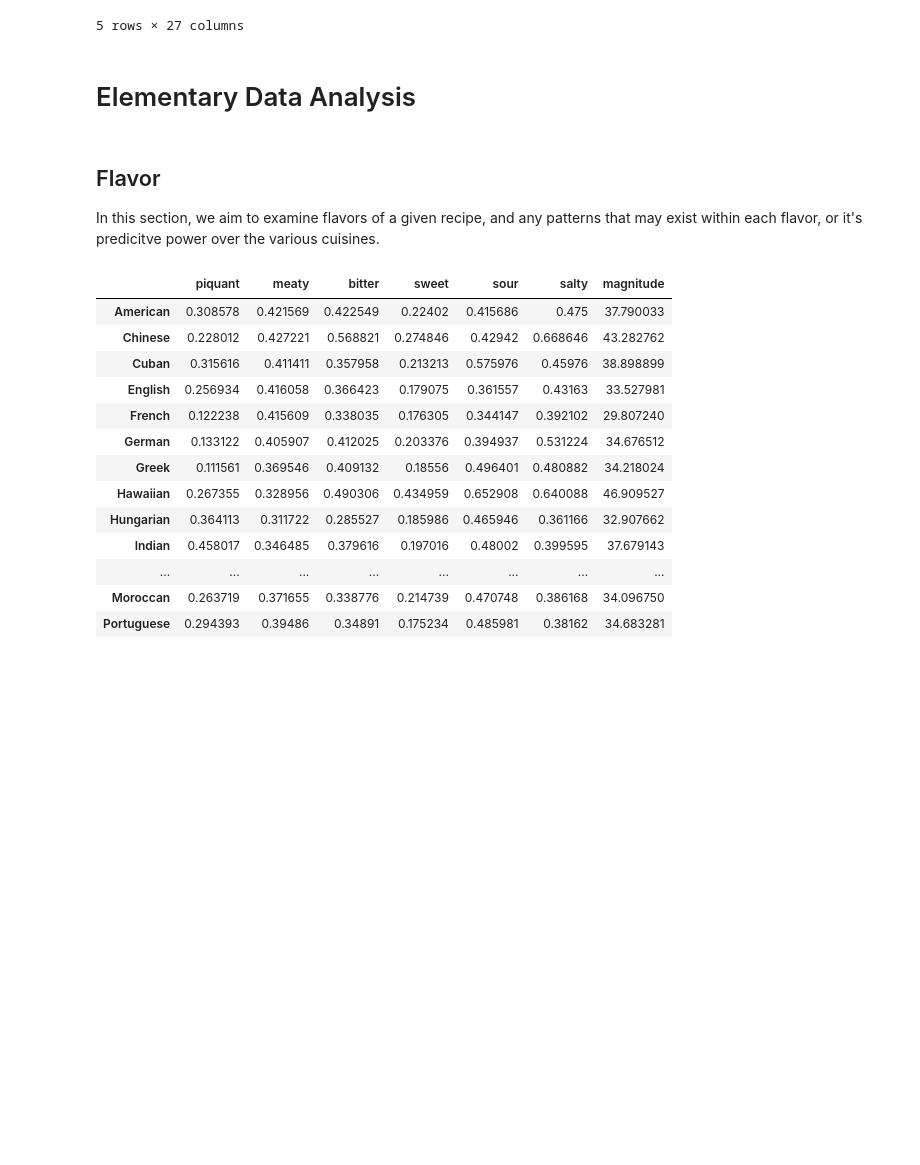
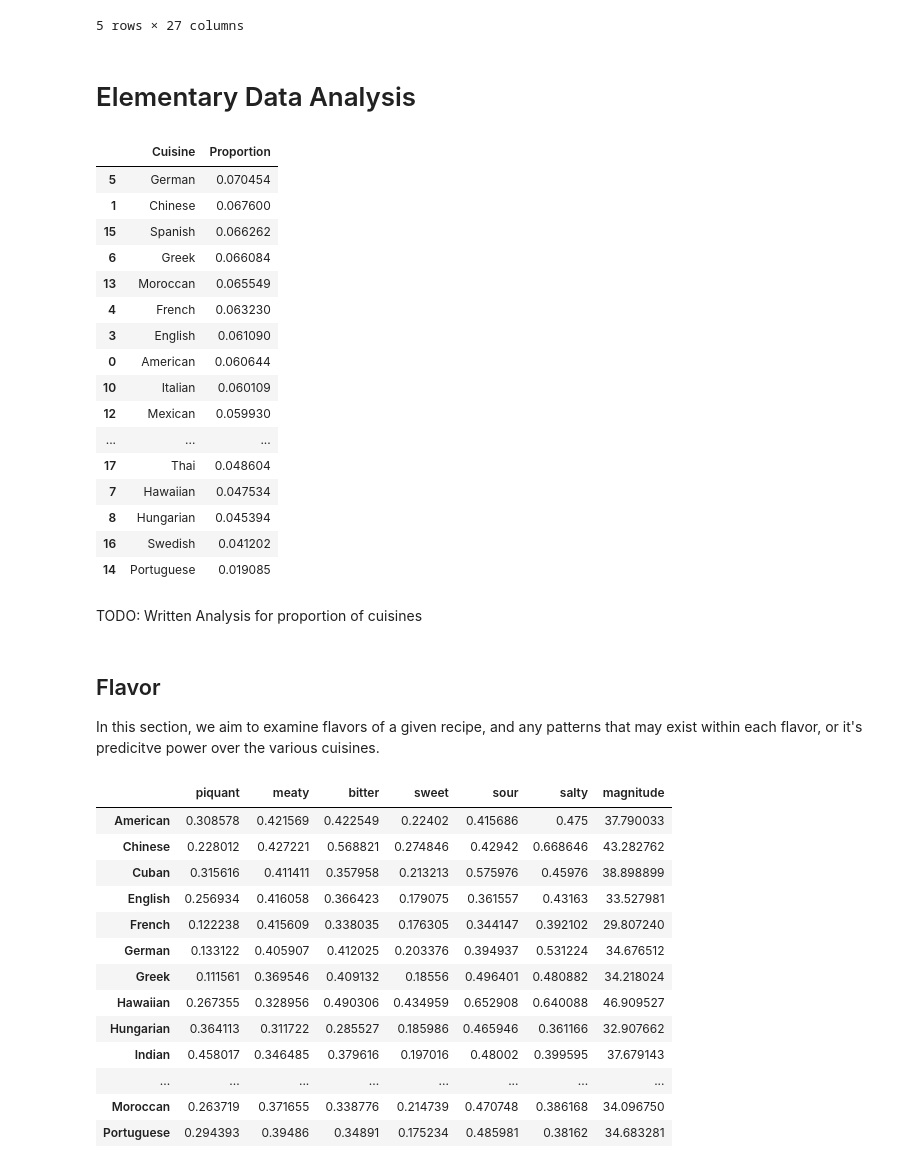
Before and after one commit to ryanchangx/cs105-final-project, a Jupyter notebook: final_project.ipynb, the cells around one changed output. Drawn from its saved outputs; the diff is of its cells as text; code cells hidden in the pictures; blank space fills up the shorter version.

Commit message:
Cuisine proportion analysis done (pending visualization/writeup).

```diff
--- a/final_project.ipynb
+++ b/final_project.ipynb
@@ -146,3 +147,48 @@ testing_df_kunal.head()
 # ingredients
 #   v1. MMM
 #   v2.
+# %%
+### Fio's part
+
+### Top cuisines (by frequency) in the dataset
+# We create a dictionary where the keys are the names of the cuisines, and the values are the number of recipes which possess that cuisine tag.
+dict_cuisine_freq = {}
+for cus in CUISINES:
+    dict_cuisine_freq[cus] = int(food_df[cus].sum())
+
+# Because each recipe may have more than one cuisine tag, we cannot calculate a proportion off the total number of recipes alone because our numerator
+#  would be bigger than the denominator, so we instead calculate our proportions off the total number of tags. This provides the secondary benefit of
+#  having non-fusion recipes "count" for more, as they contribute less tags to the total count of recipes.
+#  EX: A fusion recipe with 5 (American, Chinese, Hawaiian, Japanese, Indian) tags would only be 1/5 as meaningful to the overall proportion of chinese recipes
+#        compared to a recipe with only 1 tag, Chinese.
+num_tags = sum(dict_cuisine_freq.values())
+# print(dict_cuisine_freq)
+# print(num_tags)
+
+
+# Calculate the proportion of each cuisine across all recipes, then convert into a dataframe.
+dict_proportion = {}
+for cus in CUISINES:
+    dict_proportion[cus] = dict_cuisine_freq[cus] / num_tags
+df_proportions = pd.DataFrame(list(dict_proportion.items()), columns = ['Cuisine', 'Proportion'])
+
+# Sort the dataframe by descending proportion
+df_proportions.sort_values(by=['Proportion'], ascending=False)
+# %% [output]
+|  | Cuisine | Proportion |
+| 5 | German | 0.070454 |
+| 1 | Chinese | 0.067600 |
+| 15 | Spanish | 0.066262 |
+| 6 | Greek | 0.066084 |
+| 13 | Moroccan | 0.065549 |
+| 4 | French | 0.063230 |
+| 3 | English | 0.061090 |
+| 0 | American | 0.060644 |
+| 10 | Italian | 0.060109 |
+| 12 | Mexican | 0.059930 |
+| ... | ... | ... |
+| 17 | Thai | 0.048604 |
+| 7 | Hawaiian | 0.047534 |
+| 8 | Hungarian | 0.045394 |
+| 16 | Swedish | 0.041202 |
+| 14 | Portuguese | 0.019085 |
@@ -149,3 +197,5 @@ testing_df_kunal.head()
+# %% [markdown]
+TODO: Written Analysis for proportion of cuisines
 # %% [markdown]
 ##  Flavor
 
```
Also changed, not shown: parts of 2 cells of this notebook.
